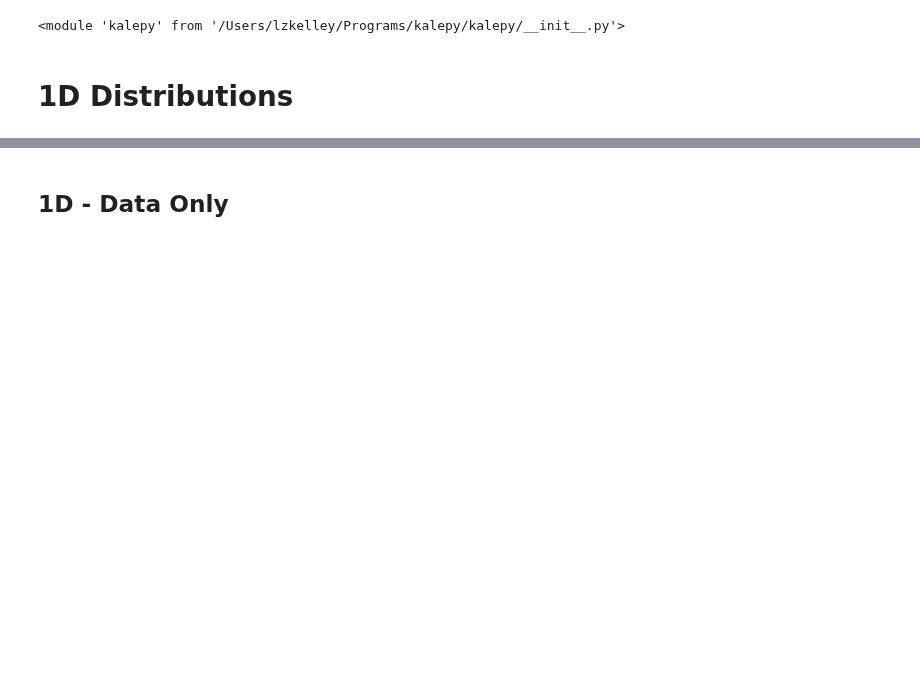
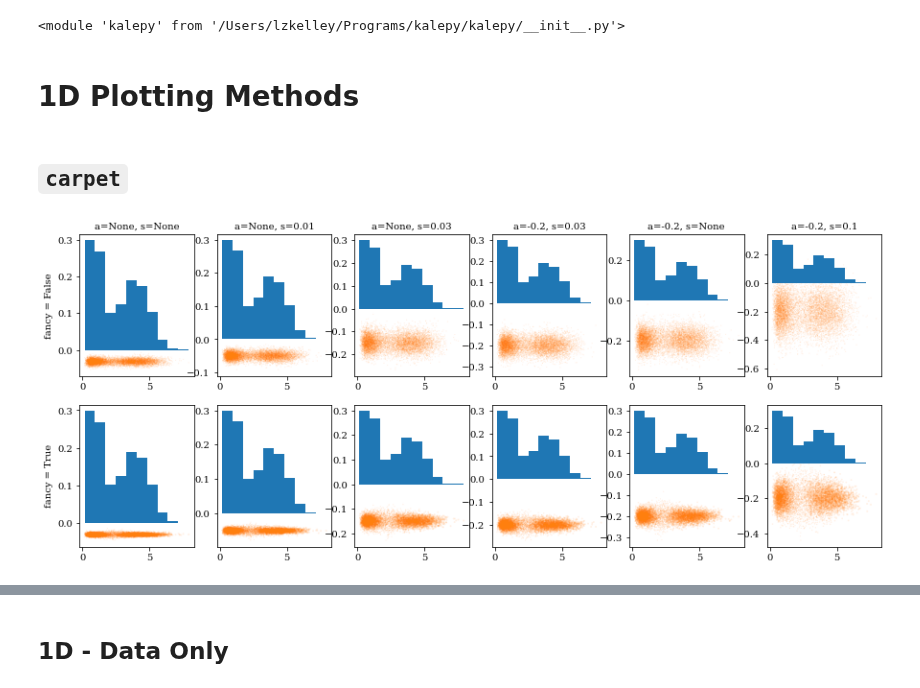
Before and after one commit to lzkelley/kalepy, a Jupyter notebook: notebooks/plotting.ipynb, the cells around one changed output, grey strips where cells are left out. Cells and saved outputs as stored; diff of their text form; code cells hidden in the pictures; blank space fills up the shorter version.

```diff
--- a/notebooks/plotting.ipynb
+++ b/notebooks/plotting.ipynb
@@ -47,4 +47,23 @@ reload(kale)
 # %% [output]
 <module 'kalepy' from '/Users/lzkelley/Programs/kalepy/kalepy/__init__.py'>
 # %% [markdown]
-# 1D Distributions
+# 1D Plotting Methods
+# %% [markdown]
+## `carpet`
+# %%
+data, _ = kale.utils._random_data_1d_01()
+stdev = [None, 0.01, 0.03, 0.03, None, 0.1]
+yaves = [None, None, None, -0.2, -0.2, -0.2]
+
+fig, axes = plt.subplots(figsize=[15, 6], ncols=len(stdev), nrows=2)
+for ii, (ave, std, axrow) in enumerate(zip(yaves, stdev, axes.T)):
+    axrow[0].set_title("a={}, s={}".format(ave, std), fontsize=10)
+    for ax, fancy in zip(axrow, [False, True]):
+        if ii == 0:
+            ax.set_ylabel("fancy = {}".format(fancy))
+        ax.hist(data, density=True)
+        kale.carpet(data, fancy=fancy, ax=ax, ystd=std, yave=ave)
+
+nbshow()
+# %% [output]
+[figure, added]
```
Also changed, not shown: parts of 2 cells of this notebook, 5 other files.
